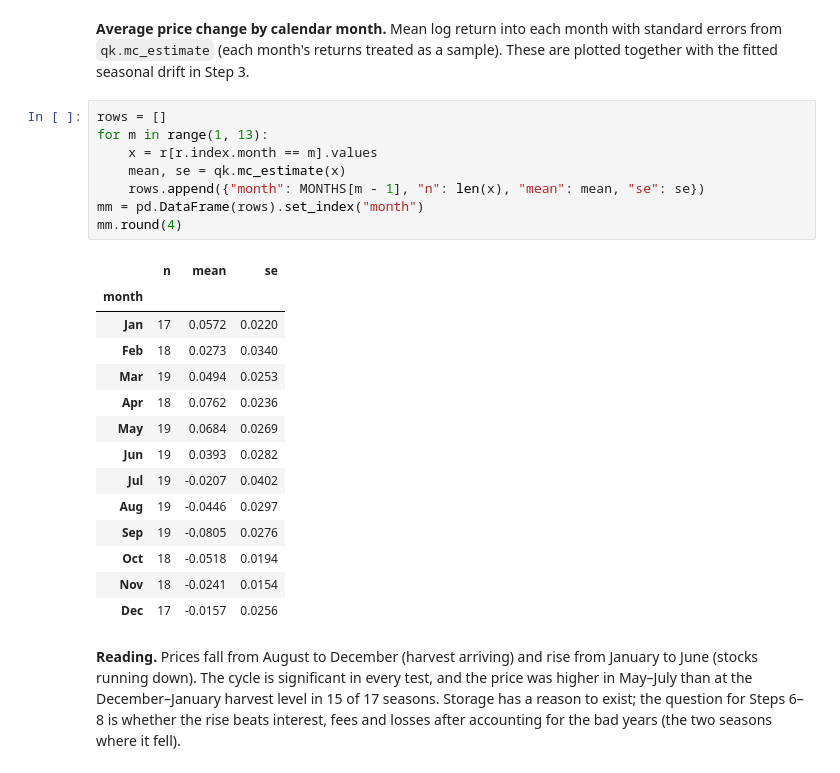
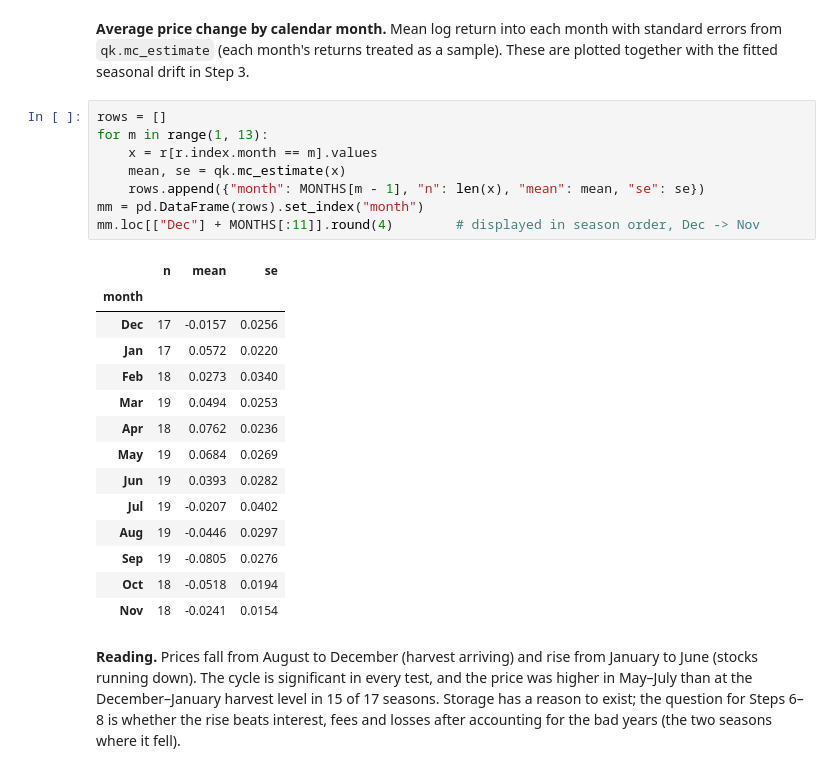
Before and after one commit to thummim-mekuria/erdos_project, a Jupyter notebook: maize_storage_option.ipynb, the cells around one changed output. Saved outputs shown, nothing was run; the diff lists cells and outputs as text.

```diff
--- a/maize_storage_option.ipynb
+++ b/maize_storage_option.ipynb
@@ -175,14 +175,15 @@ together with the fitted seasonal drift in Step 3.
 # %%
 rows = []
 for m in range(1, 13):
     x = r[r.index.month == m].values
     mean, se = qk.mc_estimate(x)
     rows.append({"month": MONTHS[m - 1], "n": len(x), "mean": mean, "se": se})
 mm = pd.DataFrame(rows).set_index("month")
-mm.round(4)
+mm.loc[["Dec"] + MONTHS[:11]].round(4)        # displayed in season order, Dec -> Nov
 # %% [output]
 |  | n | mean | se |
 | month |  |  |  |
+| Dec | 17 | -0.0157 | 0.0256 |
 | Jan | 17 | 0.0572 | 0.0220 |
 | Feb | 18 | 0.0273 | 0.0340 |
 | Mar | 19 | 0.0494 | 0.0253 |
@@ -194,7 +195,6 @@ mm.round(4)
 | Sep | 19 | -0.0805 | 0.0276 |
 | Oct | 18 | -0.0518 | 0.0194 |
 | Nov | 18 | -0.0241 | 0.0154 |
-| Dec | 17 | -0.0157 | 0.0256 |
 # %% [markdown]
 **Reading.** Prices fall from August to December (harvest arriving) and rise from January to
 June (stocks running down). The cycle is significant in every test, and the price was higher in
```
Also changed, not shown: parts of 1 cell of this notebook.
